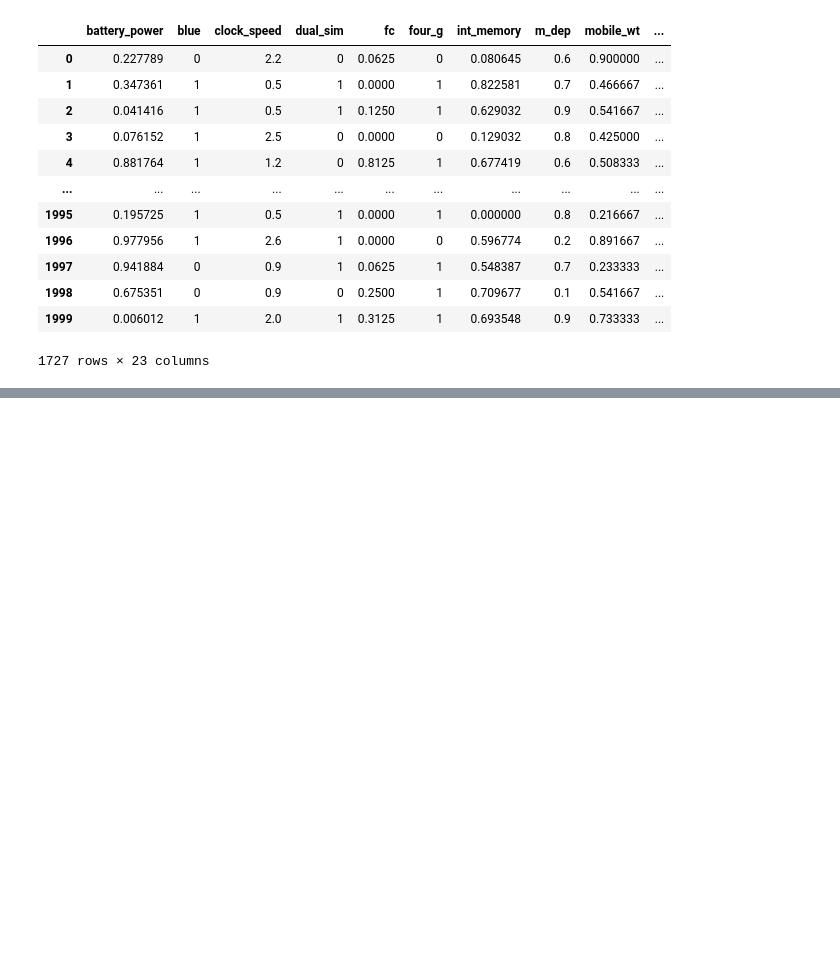
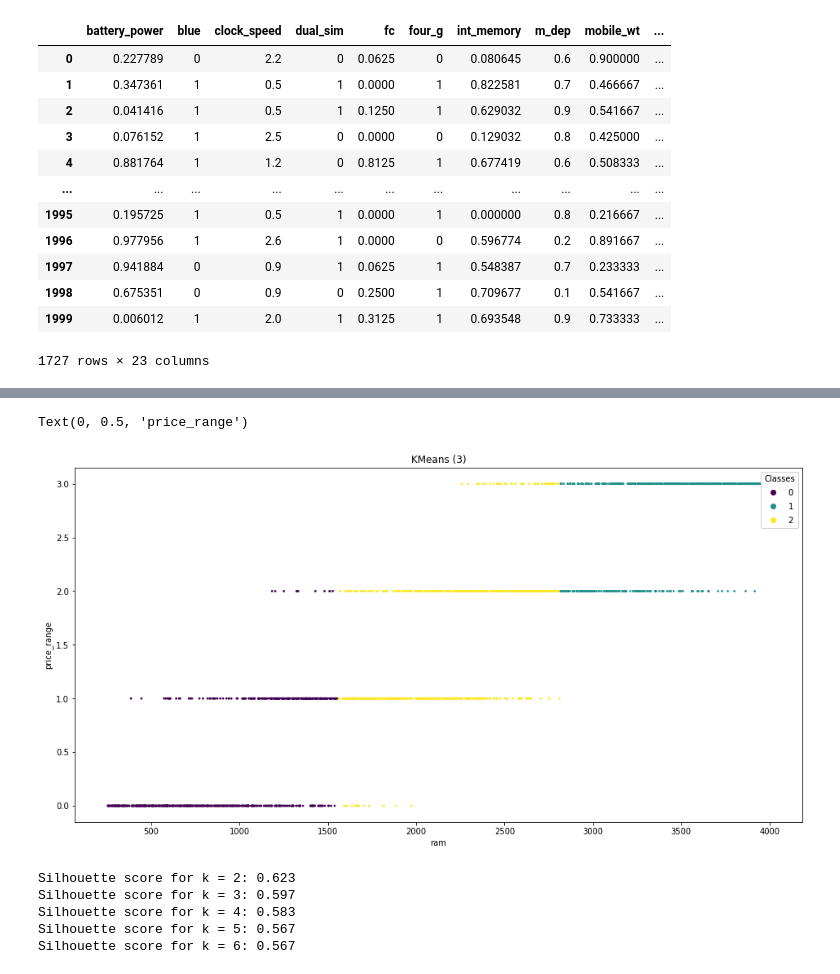
Before and after one commit to lucastsc/cellphone, a Jupyter notebook: cellphone.ipynb, the cells around one changed output, grey strips where cells are left out. Cells and saved outputs as stored; diff of their text form; code cells hidden in the pictures; blank space fills up the shorter version.

```diff
--- a/cellphone.ipynb
+++ b/cellphone.ipynb
@@ -488,0 +437,35 @@ Acurácia de SVM: 0.7035014090177133
+# %%
+#application of kmeans
+xcol = 'ram'
+ycol = 'price_range'
+k = 3
+
+X = celltrain[[xcol, ycol]]
+kmeans = KMeans(n_clusters = k)
+kmeans.fit(X)
+predictions = kmeans.predict(X)
+
+fig, axs = plt.subplots(1,1,figsize = (16,8))
+scatter = axs.scatter(celltrain[xcol], celltrain[ycol], c=predictions, s=3)
+axs.set_title(f'KMeans ({k})')
+legend1 = axs.legend(*scatter.legend_elements(), loc="upper right", title="Classes")
+axs.add_artist(legend1)
+axs.set_xlabel(xcol)
+axs.set_ylabel(ycol)
+# %% [output]
+Text(0, 0.5, 'price_range')
+[figure, added]
+# %%
+def silhouette_scores(X, kmin, kmax):
+    for k in range(kmin,kmax):
+        kmeans = KMeans(n_clusters = k)
+        kmeans.fit(X)
+        score = silhouette_score(X, kmeans.labels_, metric='euclidean')
+        print(f'Silhouette score for k = {k}: {round(score,3)}')
+silhouette_scores(celltrain[['ram','price_range']], 2, 7)
+# %% [output]
+Silhouette score for k = 2: 0.623
+Silhouette score for k = 3: 0.597
+Silhouette score for k = 4: 0.583
+Silhouette score for k = 5: 0.567
+Silhouette score for k = 6: 0.567
```
Also changed, not shown: parts of 30 cells of this notebook.
